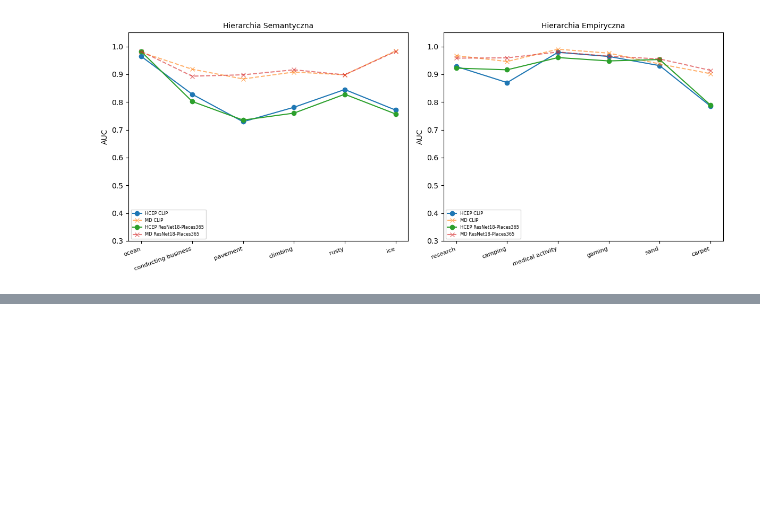
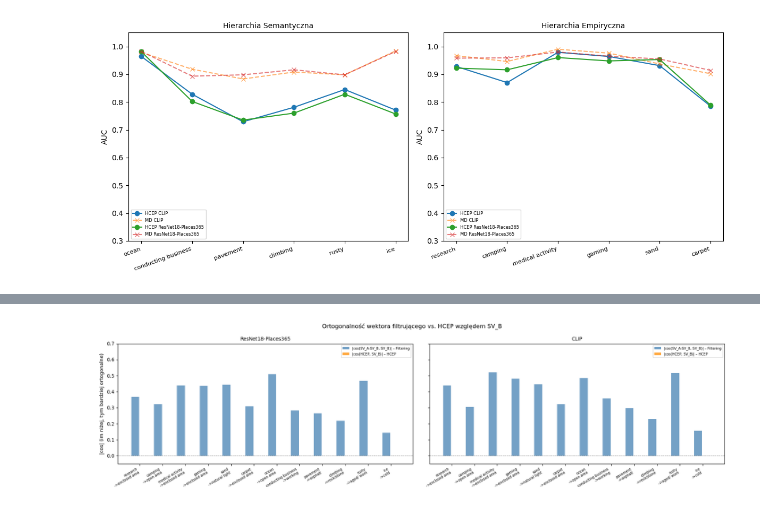
Before and after one commit to Wysocki-Piotr/Hierarchical-concepts-in-images, a Jupyter notebook: CAVs_HCEP.ipynb, the cells around one changed output, grey strips where cells are left out. Cells and saved outputs as stored; diff of their text form; code cells hidden in the pictures; blank space fills up the shorter version.

```diff
--- a/CAVs_HCEP.ipynb
+++ b/CAVs_HCEP.ipynb
@@ -491,0 +846,26 @@ Semantyczna         0.928     0.815 -0.113
+# %%
+fig, axes = plt.subplots(1, 2, figsize=(18, 5), sharey=True)
+
+for ax, df_m in zip(axes, [df_filter_places, df_filter_clip]):
+    model_label = df_m["Model"].iloc[0]
+    pair_labels = [f"{r['Dziecko']}\n->{r['Rodzic']}" for _, r in df_m.iterrows()]
+    x = np.arange(len(pair_labels))
+
+    ax.bar(x - 0.2, df_m["cos(filter, B)"].abs(), 0.35,
+           color="steelblue", alpha=0.75, label="|cos(SV_A-SV_B, SV_B)| – Filtering")
+    ax.bar(x + 0.2, df_m["cos(HCEP, B)"].abs(),   0.35,
+           color="darkorange", alpha=0.75, label="|cos(HCEP, SV_B)| – HCEP")
+
+    ax.axhline(0, color="gray", lw=0.8, ls="--")
+    ax.set_xticks(x)
+    ax.set_xticklabels(pair_labels, fontsize=7, rotation=30, ha="right")
+    ax.set_title(model_label, fontsize=10)
+    ax.set_ylim(-0.05, 0.7)
+    ax.legend(fontsize=7)
+
+axes[0].set_ylabel("|cos| (im niżej, tym bardziej ortogonalne)")
+fig.suptitle("Ortogonalność wektora filtrującego vs. HCEP względem SV_B", fontsize=12)
+plt.tight_layout()
+plt.show()
+# %% [output]
+[figure, added]
```
Also changed, not shown: parts of 19 cells of this notebook, 1 other file.
